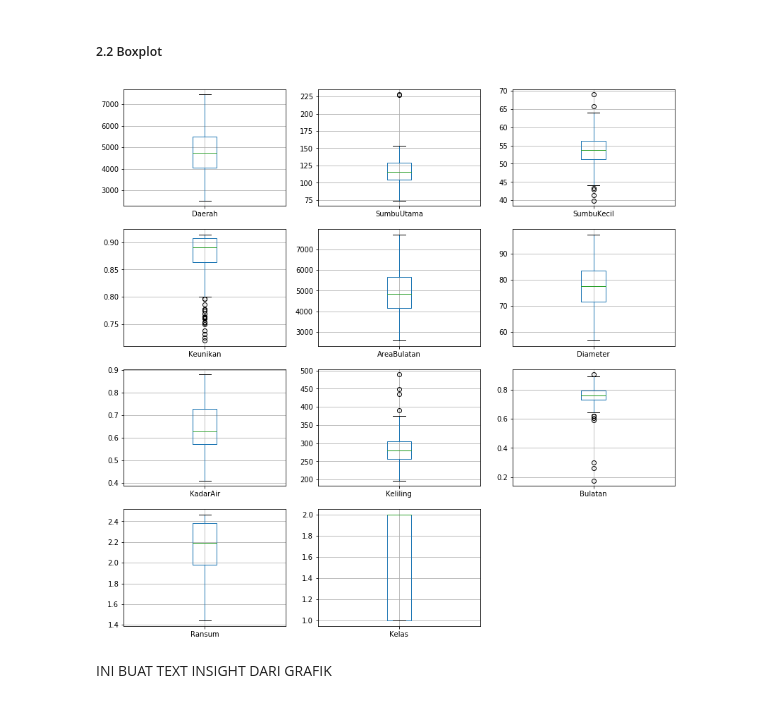
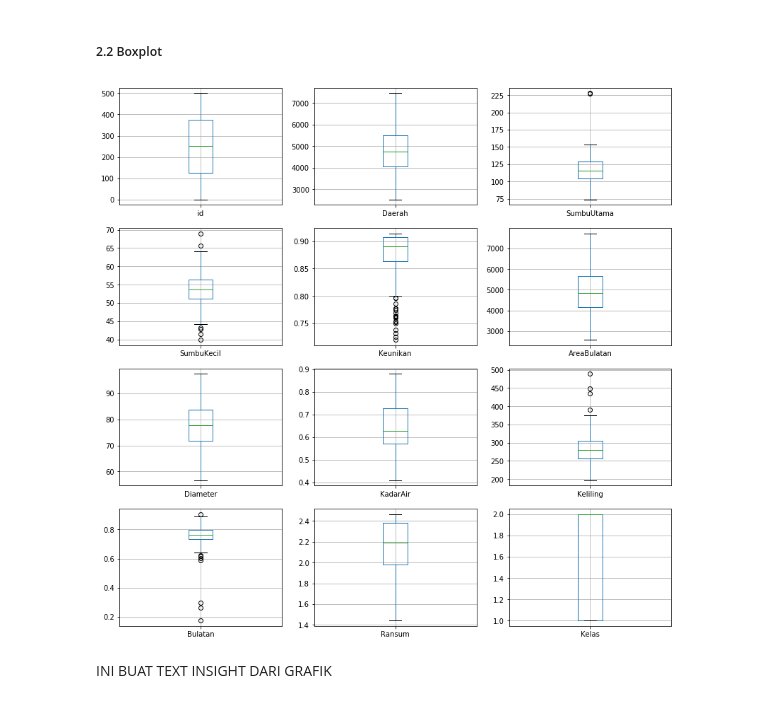
Before and after one commit to raihanastrada/probstat-data-analysis, a Jupyter notebook: K03-T1-IF2220-13519113.ipynb, the cells around one changed output. Saved outputs shown, nothing was run; the diff lists cells and outputs as text; code cells hidden in the pictures.

```diff
--- a/K03-T1-IF2220-13519113.ipynb
+++ b/K03-T1-IF2220-13519113.ipynb
@@ -308,22 +378,22 @@ INI BUAT TEXT INSIGHT DARI GRAFIK
 ##### 2.2 Boxplot
 # %%
 boxCols = 3
-boxRows = math.ceil(len(df_new.columns)/boxCols)
+boxRows = math.ceil(len(df.columns)/boxCols)
 
 fig, axes = plt.subplots(nrows=boxRows, ncols=boxCols, figsize=(14,14))
 
 row = 0
-for i, col in enumerate(df_new.columns):
-    df_new.boxplot(column=col, ax=axes[row, i%boxCols])
+for i, col in enumerate(df.columns):
+    df.boxplot(column=col, ax=axes[row, i%boxCols])
     if i % boxCols == boxCols-1:
         row += 1
 
-lastCol = (len(df_new.columns)+1)%boxCols-1
-for i in range(boxCols*boxRows-len(df_new.columns)):
+lastCol = (len(df.columns)+1)%boxCols-1
+for i in range(boxCols*boxRows-len(df.columns)):
     fig.delaxes(axes[row, i+lastCol])
 plt.show()
 # %% [output]
-[figure, old version]
+[figure, new version]
 # %% [markdown]
 INI BUAT TEXT INSIGHT DARI GRAFIK
 # %% [markdown]
```
Also changed, not shown: parts of 73 cells of this notebook.
